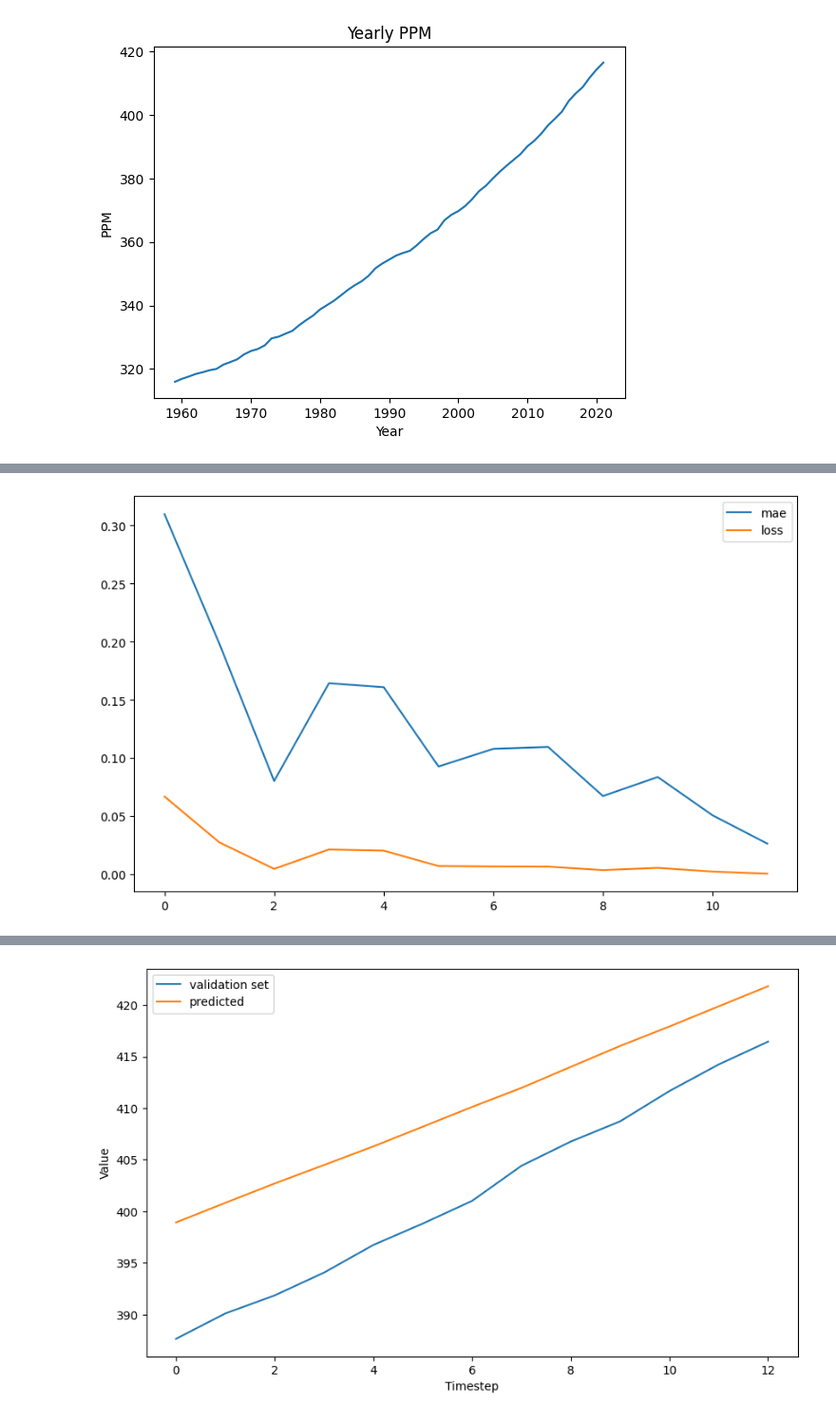
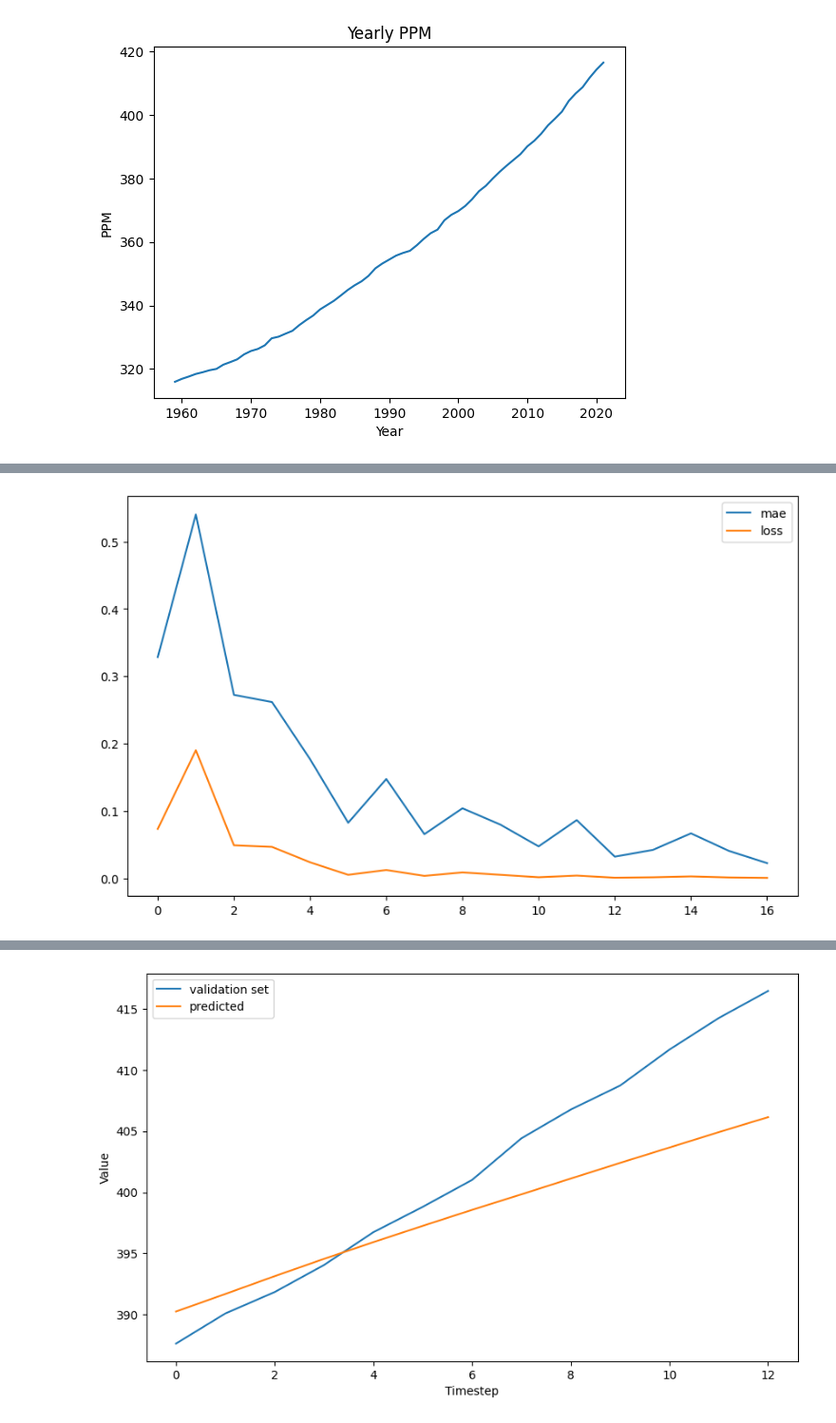
Before and after one commit to sileneer/himcm-2022, a Jupyter notebook: question-1/zihao/time_series_lstm_new.ipynb, the cells around one changed output, grey strips where cells are left out. Shown at 95% size. Cells and saved outputs as stored; diff of their text form; code cells hidden in the pictures.

```diff
--- a/question-1/zihao/time_series_lstm_new.ipynb
+++ b/question-1/zihao/time_series_lstm_new.ipynb
@@ -13,15 +13,3 @@ plt.title('Yearly PPM')
 plt.show()
 # %% [output]
 [figure]
-# %%
-year = df['Year']
-df.drop('Year', axis=1, inplace=True)
-data = df.values
-
-
-def normalize(data, min, max):
-    return (data - min) / (max - min)
-
-
-data_normed = normalize(data, data.min(axis=0), data.max(axis=0))
-data_normed[:10]
@@ -38,0 +16,3 @@ array([[0.        ],
+# %%
+years = df['Year']
+ppm = df['PPM']
@@ -42,10 +25,9 @@ from dataclasses import dataclass
 
 @dataclass
 class G:
-    TIME, SERIES = year, data_normed
     SPLIT_TIME = int(
         0.8 * len(df))  # on day 80% the training period will end. The rest will belong to the validation set
-    WINDOW_SIZE = 5  # how many data points will we take into account to make our prediction
+    WINDOW_SIZE = 10  # how many data points will we take into account to make our prediction
     BATCH_SIZE = 32  # how many items will we supply per batch
     SHUFFLE_BUFFER_SIZE = 1000  # we need this parameter to define the Tensorflow sample buffer
 # %%
@@ -73,10 +55,12 @@ def windowed_dataset(series, window_size=G.WINDOW_SIZE, batch_size=G.BATCH_SIZE,
     return dataset
 # %%
 # we divide into training and validation set
-time_train, series_train, time_valid, series_valid = train_val_split(G.TIME, G.SERIES)
+time_train, series_train, time_valid, series_valid = train_val_split(years, ppm)
+
+series_train_normed = normalize(series_train, ppm.min(axis=0), ppm.max(axis=0))
 
 # let's create the dataset with time windows
-dataset = windowed_dataset(series_train)
+dataset = windowed_dataset(series_train_normed)
 # %%
 def create_uncompiled_model():
     # define a sequential model
@@ -144,7 +128,7 @@ plt.plot(history.history['loss'], label='loss')
 plt.legend()
 plt.show()
 # %% [output]
-[figure, old version]
+[figure, new version]
 # %%
 def compute_metrics(true_series, forecast):
     """Helper to print MSE and MAE"""
@@ -167,18 +151,17 @@ def unnormalize(data, min, max):
     return data * (max - min) + min
 # %%
 # Prediction on the whole series
-all_forecast = model_forecast(model, G.SERIES, G.WINDOW_SIZE).squeeze()
+all_forecast = model_forecast(model, normalize(ppm, ppm.min(axis=0), ppm.max(axis=0)), G.WINDOW_SIZE).squeeze()
 
 # Validation portion
 val_forecast = all_forecast[G.SPLIT_TIME - G.WINDOW_SIZE:-1]
 
-series_valid = unnormalize(series_valid, data.min(axis=0), data.max(axis=0))
 
-val_forecast = unnormalize(val_forecast, data.min(axis=0), data.max(axis=0))
+val_forecast = unnormalize(val_forecast, ppm.min(axis=0), ppm.max(axis=0))
 
 # Plot
 plt.figure(figsize=(10, 6))
-plt.plot(series_valid, label="validation set")
+plt.plot(list(series_valid), label="validation set")
 plt.plot(val_forecast, label="predicted")
 plt.xlabel("Timestep")
 plt.ylabel("Value")
@@ -189 +172 @@ plt.show()
-[figure, old version]
+[figure, new version]
```
Also changed, not shown: parts of 7 cells of this notebook.
